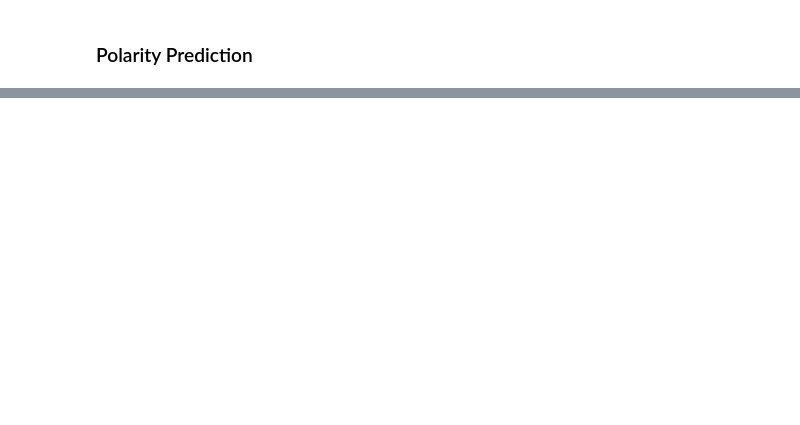
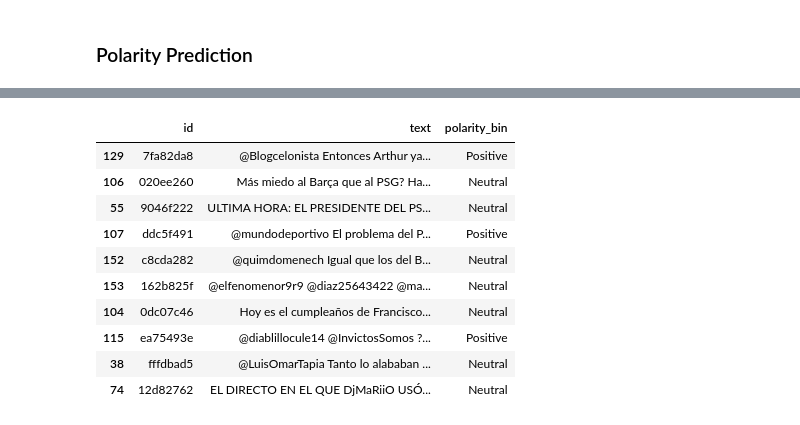
Before and after one commit to angelmunozs/ml-football-tweets, a Jupyter notebook: tweet_classification.ipynb, the cells around one changed output, grey strips where cells are left out. Cells and saved outputs as stored; diff of their text form; code cells hidden in the pictures; blank space fills up the shorter version.

```diff
--- a/tweet_classification.ipynb
+++ b/tweet_classification.ipynb
@@ -354,0 +487,16 @@ AttributeError: 'list' object has no attribute 'tweet'
+# %%
+tweets.drop(['lang_langid', 'lang_langdetect','lang_textblob','polarity'], axis=1, inplace=True)
+# %%
+tweets.sample(10)
+# %% [output]
+|  | id | text | polarity_bin |
+| 129 | 7fa82da8 | @Blogcelonista Entonces Arthur ya... | Positive |
+| 106 | 020ee260 | Más miedo al Barça que al PSG? Ha... | Neutral |
+| 55 | 9046f222 | ULTIMA HORA: EL PRESIDENTE DEL PS... | Neutral |
+| 107 | ddc5f491 | @mundodeportivo El problema del P... | Positive |
+| 152 | c8cda282 | @quimdomenech Igual que los del B... | Neutral |
+| 153 | 162b825f | @elfenomenor9r9 @diaz25643422 @ma... | Neutral |
+| 104 | 0dc07c46 | Hoy es el cumpleaños de Francisco... | Neutral |
+| 115 | ea75493e | @diablillocule14 @InvictosSomos ?... | Positive |
+| 38 | fffdbad5 | @LuisOmarTapia Tanto lo alababan ... | Neutral |
+| 74 | 12d82762 | EL DIRECTO EN EL QUE DjMaRiiO USÓ... | Neutral |
```
Also changed, not shown: parts of 28 cells of this notebook.
